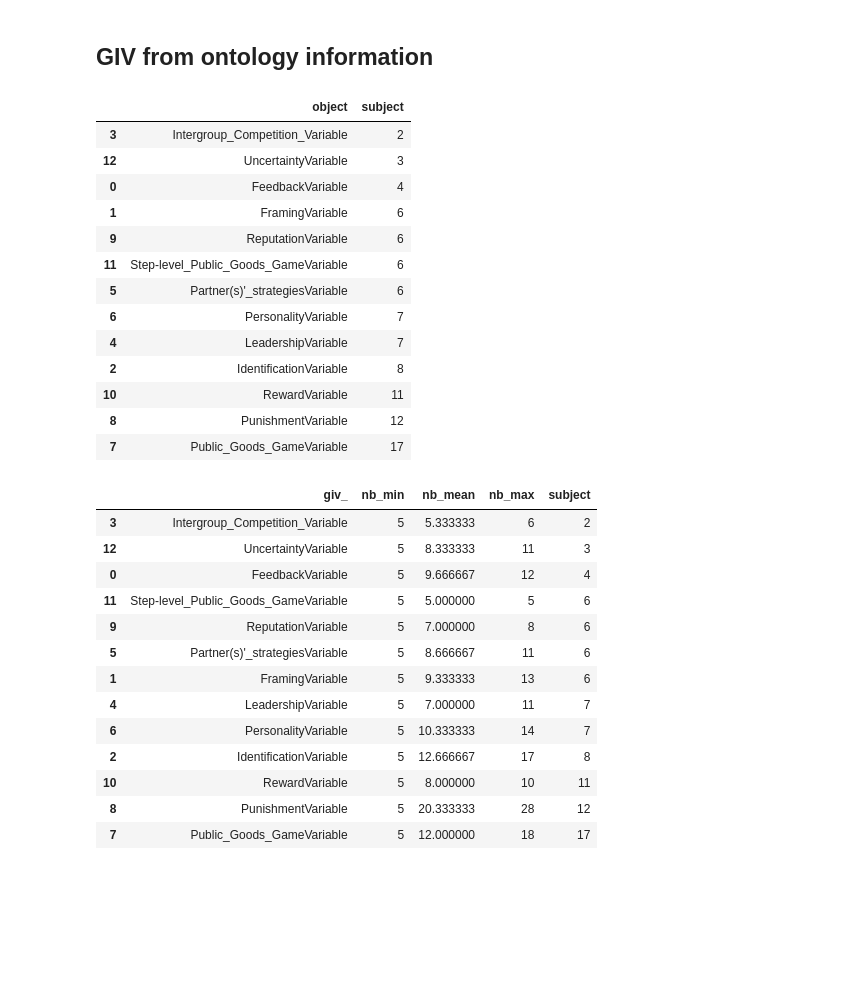
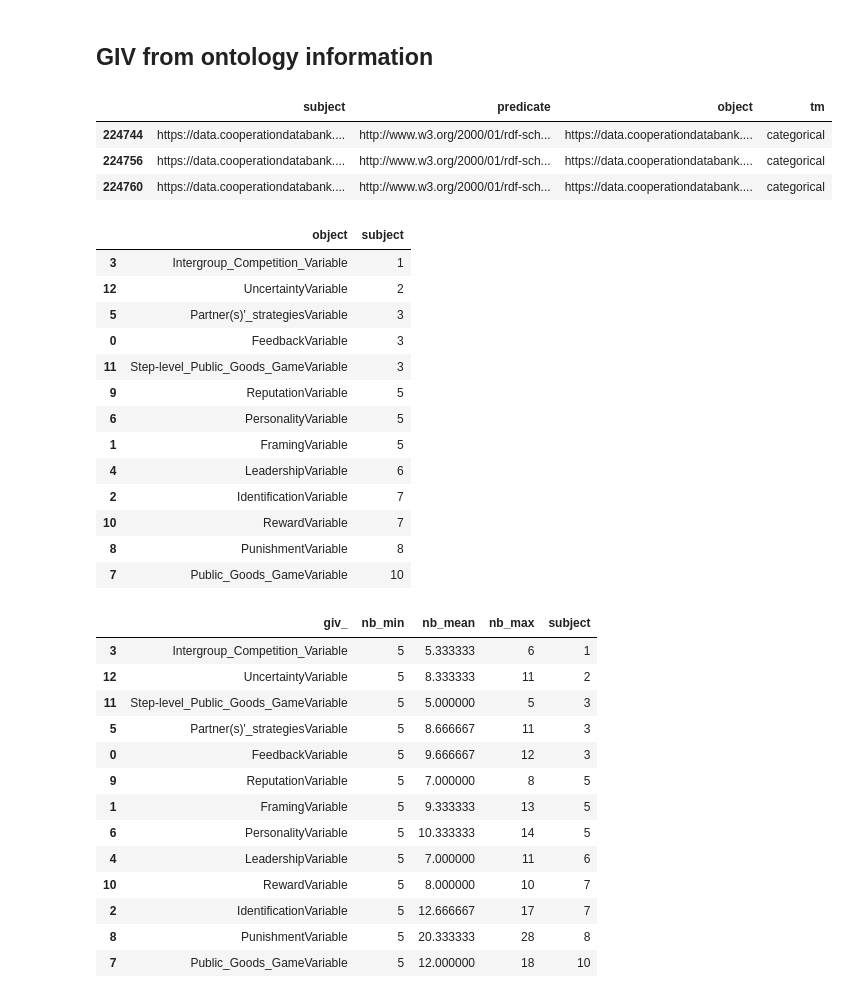
Before and after one commit to InesBlin/coda_meta_review, a Jupyter notebook: experiments/user_studies.ipynb, the cells around one changed output. Saved outputs shown, nothing was run; the diff lists cells and outputs as text; code cells hidden in the pictures; blank space fills up the shorter version.

```diff
--- a/experiments/user_studies.ipynb
+++ b/experiments/user_studies.ipynb
@@ -91,45 +94,58 @@ array(['FeedbackVariable', 'FramingVariable', 'IdentificationVariable',
       dtype=object)
 # %% [markdown]
 ## GIV from ontology information
+# %%
+with open("./cat_moderators.json", "r", encoding="utf-8") as openfile:
+    cat_mods = json.load(openfile)
 # %%
 df = pd.read_csv("../data/coda_kg.csv")
 df = df[df.predicate.str.endswith("subPropertyOf")]
+df = df[df.subject != df.object]
 df = df[df['object'].apply(lambda x: any(x.endswith(suffix) for suffix in filtered_giv))]
-df["object"] = df["object"].apply(lambda x: x.split("/")[-1])
-df.groupby("object").agg({"subject": "nunique"}).reset_index().sort_values(by="subject")
+df["tm"] = df["subject"].apply(lambda x: cat_mods[x])
+df = df[df.tm == "categorical"]
+df.head(3)
 # %% [output]
-|  | object | subject |
-| 3 | Intergroup_Competition_Variable | 2 |
-| 12 | UncertaintyVariable | 3 |
-| 0 | FeedbackVariable | 4 |
-| 1 | FramingVariable | 6 |
-| 9 | ReputationVariable | 6 |
-| 11 | Step-level_Public_Goods_GameVariable | 6 |
-| 5 | Partner(s)'_strategiesVariable | 6 |
-| 6 | PersonalityVariable | 7 |
-| 4 | LeadershipVariable | 7 |
-| 2 | IdentificationVariable | 8 |
-| 10 | RewardVariable | 11 |
-| 8 | PunishmentVariable | 12 |
-| 7 | Public_Goods_GameVariable | 17 |
+|  | subject | predicate | object | tm |
+| 224744 | https://data.cooperationdatabank.... | http://www.w3.org/2000/01/rdf-sch... | https://data.cooperationdatabank.... | categorical |
+| 224756 | https://data.cooperationdatabank.... | http://www.w3.org/2000/01/rdf-sch... | https://data.cooperationdatabank.... | categorical |
+| 224760 | https://data.cooperationdatabank.... | http://www.w3.org/2000/01/rdf-sch... | https://data.cooperationdatabank.... | categorical |
+# %%
+df["object"] = df["object"].apply(lambda x: x.split("/")[-1])
+df.groupby("object").agg({"subject": "nunique"}).reset_index().sort_values(by="subject")
+# %% [output]
+|  | object | subject |
+| 3 | Intergroup_Competition_Variable | 1 |
+| 12 | UncertaintyVariable | 2 |
+| 5 | Partner(s)'_strategiesVariable | 3 |
+| 0 | FeedbackVariable | 3 |
+| 11 | Step-level_Public_Goods_GameVariable | 3 |
+| 9 | ReputationVariable | 5 |
+| 6 | PersonalityVariable | 5 |
+| 1 | FramingVariable | 5 |
+| 4 | LeadershipVariable | 6 |
+| 2 | IdentificationVariable | 7 |
+| 10 | RewardVariable | 7 |
+| 8 | PunishmentVariable | 8 |
+| 7 | Public_Goods_GameVariable | 10 |
 # %%
 ont_info = df.groupby("object").agg({"subject": "nunique"}).reset_index().sort_values(by="subject")
 pd.merge(info_giv_method, ont_info, left_on='giv_', right_on='object', how='inner').drop(columns=['method_nunique', 'object']).sort_values(by=['subject', 'nb_mean'])
 # %% [output]
 |  | giv_ | nb_min | nb_mean | nb_max | subject |
-| 3 | Intergroup_Competition_Variable | 5 | 5.333333 | 6 | 2 |
-| 12 | UncertaintyVariable | 5 | 8.333333 | 11 | 3 |
-| 0 | FeedbackVariable | 5 | 9.666667 | 12 | 4 |
-| 11 | Step-level_Public_Goods_GameVariable | 5 | 5.000000 | 5 | 6 |
-| 9 | ReputationVariable | 5 | 7.000000 | 8 | 6 |
-| 5 | Partner(s)'_strategiesVariable | 5 | 8.666667 | 11 | 6 |
-| 1 | FramingVariable | 5 | 9.333333 | 13 | 6 |
-| 4 | LeadershipVariable | 5 | 7.000000 | 11 | 7 |
-| 6 | PersonalityVariable | 5 | 10.333333 | 14 | 7 |
-| 2 | IdentificationVariable | 5 | 12.666667 | 17 | 8 |
-| 10 | RewardVariable | 5 | 8.000000 | 10 | 11 |
-| 8 | PunishmentVariable | 5 | 20.333333 | 28 | 12 |
-| 7 | Public_Goods_GameVariable | 5 | 12.000000 | 18 | 17 |
+| 3 | Intergroup_Competition_Variable | 5 | 5.333333 | 6 | 1 |
+| 12 | UncertaintyVariable | 5 | 8.333333 | 11 | 2 |
+| 11 | Step-level_Public_Goods_GameVariable | 5 | 5.000000 | 5 | 3 |
+| 5 | Partner(s)'_strategiesVariable | 5 | 8.666667 | 11 | 3 |
+| 0 | FeedbackVariable | 5 | 9.666667 | 12 | 3 |
+| 9 | ReputationVariable | 5 | 7.000000 | 8 | 5 |
+| 1 | FramingVariable | 5 | 9.333333 | 13 | 5 |
+| 6 | PersonalityVariable | 5 | 10.333333 | 14 | 5 |
+| 4 | LeadershipVariable | 5 | 7.000000 | 11 | 6 |
+| 10 | RewardVariable | 5 | 8.000000 | 10 | 7 |
+| 2 | IdentificationVariable | 5 | 12.666667 | 17 | 7 |
+| 8 | PunishmentVariable | 5 | 20.333333 | 28 | 8 |
+| 7 | Public_Goods_GameVariable | 5 | 12.000000 | 18 | 10 |
 # %% [markdown]
 ## Final GIVs
 
```
Also changed, not shown: parts of 4 cells of this notebook, 4 other files.
